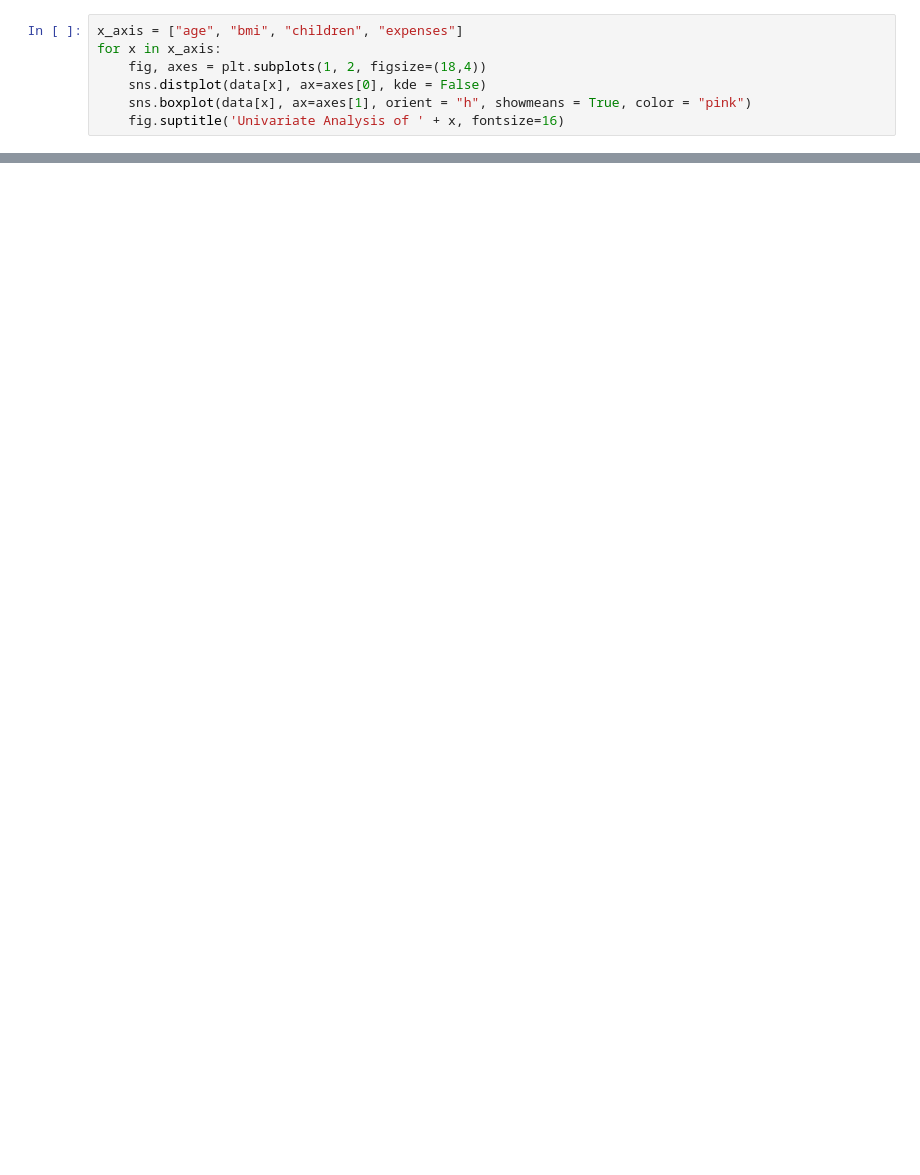
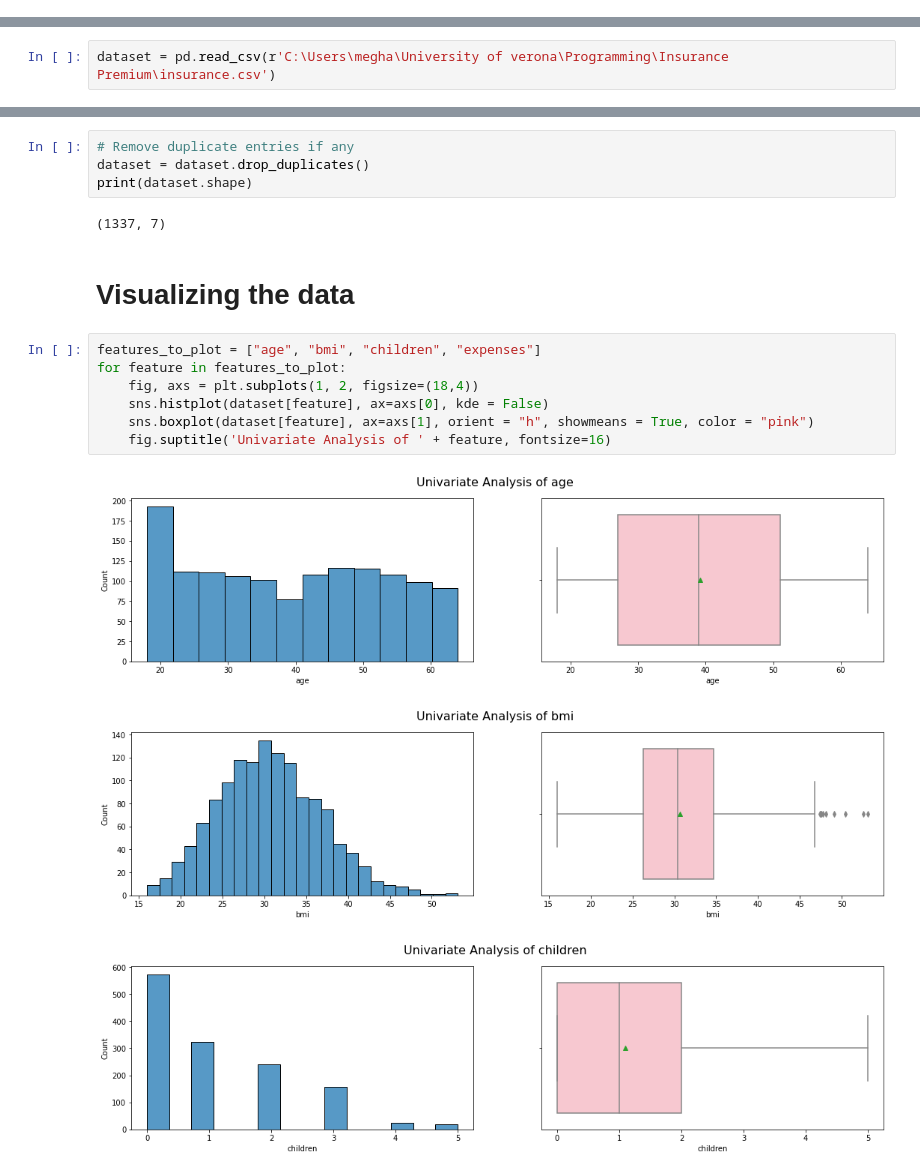
Before and after one commit to Meghana0804/Insurance-Premium, a Jupyter notebook: Insurance Premium NB.ipynb, the cells around one changed output, grey strips where cells are left out. Saved outputs shown, nothing was run; the diff lists cells and outputs as text; blank space fills up the shorter version.

```diff
--- a/Insurance Premium NB.ipynb
+++ b/Insurance Premium NB.ipynb
@@ -109,7 +0,0 @@ import seaborn as sns
-# %%
-x_axis = ["age", "bmi", "children", "expenses"]
-for x in x_axis:
-    fig, axes = plt.subplots(1, 2, figsize=(18,4))
-    sns.distplot(data[x], ax=axes[0], kde = False)
-    sns.boxplot(data[x], ax=axes[1], orient = "h", showmeans = True, color = "pink")
-    fig.suptitle('Univariate Analysis of ' + x, fontsize=16)
@@ -330,0 +14,2 @@ pwd
+# %%
+dataset = pd.read_csv(r'C:\Users\megha\University of verona\Programming\Insurance Premium\insurance.csv')
@@ -330,0 +117,19 @@ pwd
+# %%
+# Remove duplicate entries if any
+dataset = dataset.drop_duplicates()
+print(dataset.shape)
+# %% [output]
+(1337, 7)
+# %% [markdown]
+# Visualizing the data
+# %%
+features_to_plot = ["age", "bmi", "children", "expenses"]
+for feature in features_to_plot:
+    fig, axs = plt.subplots(1, 2, figsize=(18,4))
+    sns.histplot(dataset[feature], ax=axs[0], kde = False)
+    sns.boxplot(dataset[feature], ax=axs[1], orient = "h", showmeans = True, color = "pink")
+    fig.suptitle('Univariate Analysis of ' + feature, fontsize=16)
+# %% [output]
+[figure, added]
+[figure, added]
+[figure, added]
```
Also changed, not shown: parts of 84 cells of this notebook.
